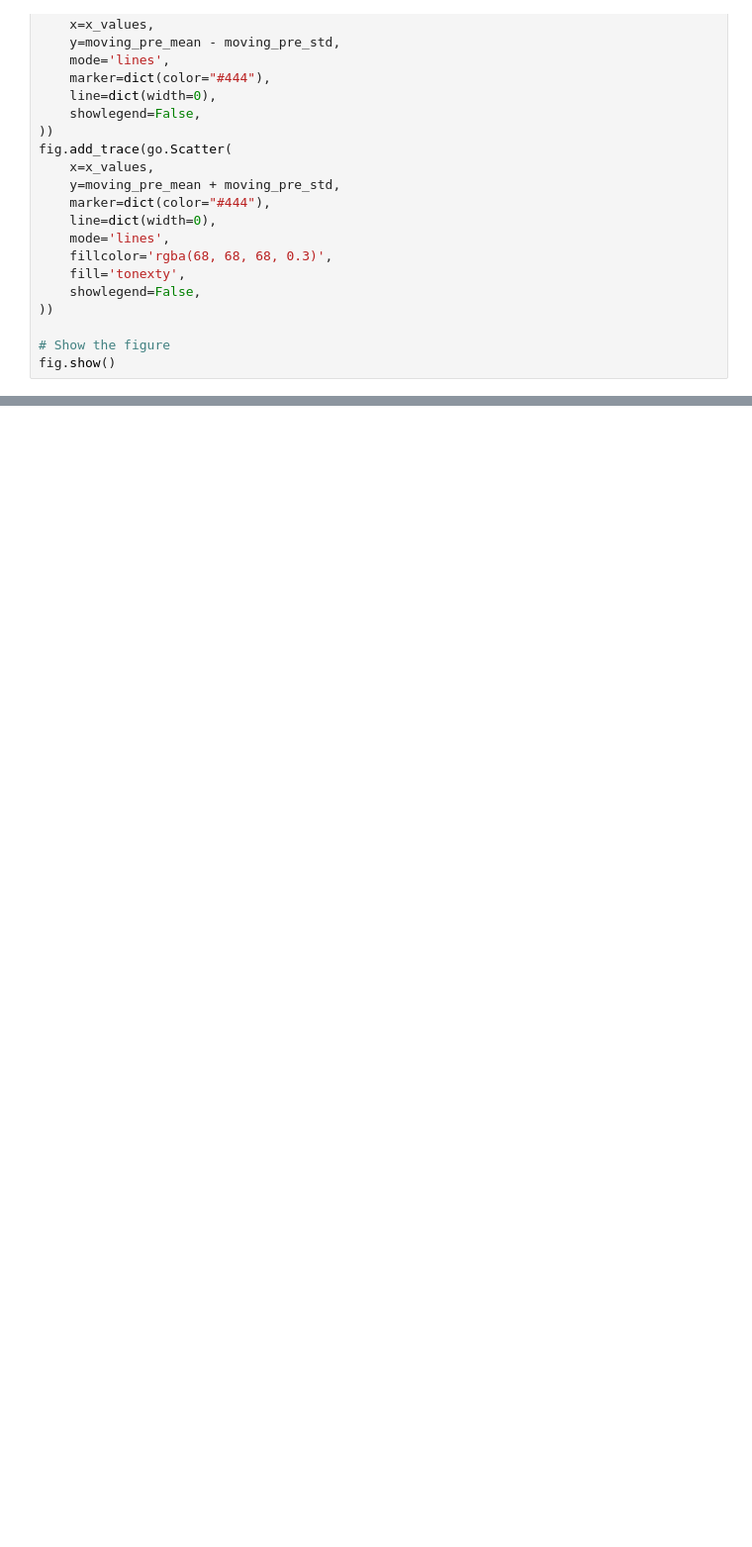
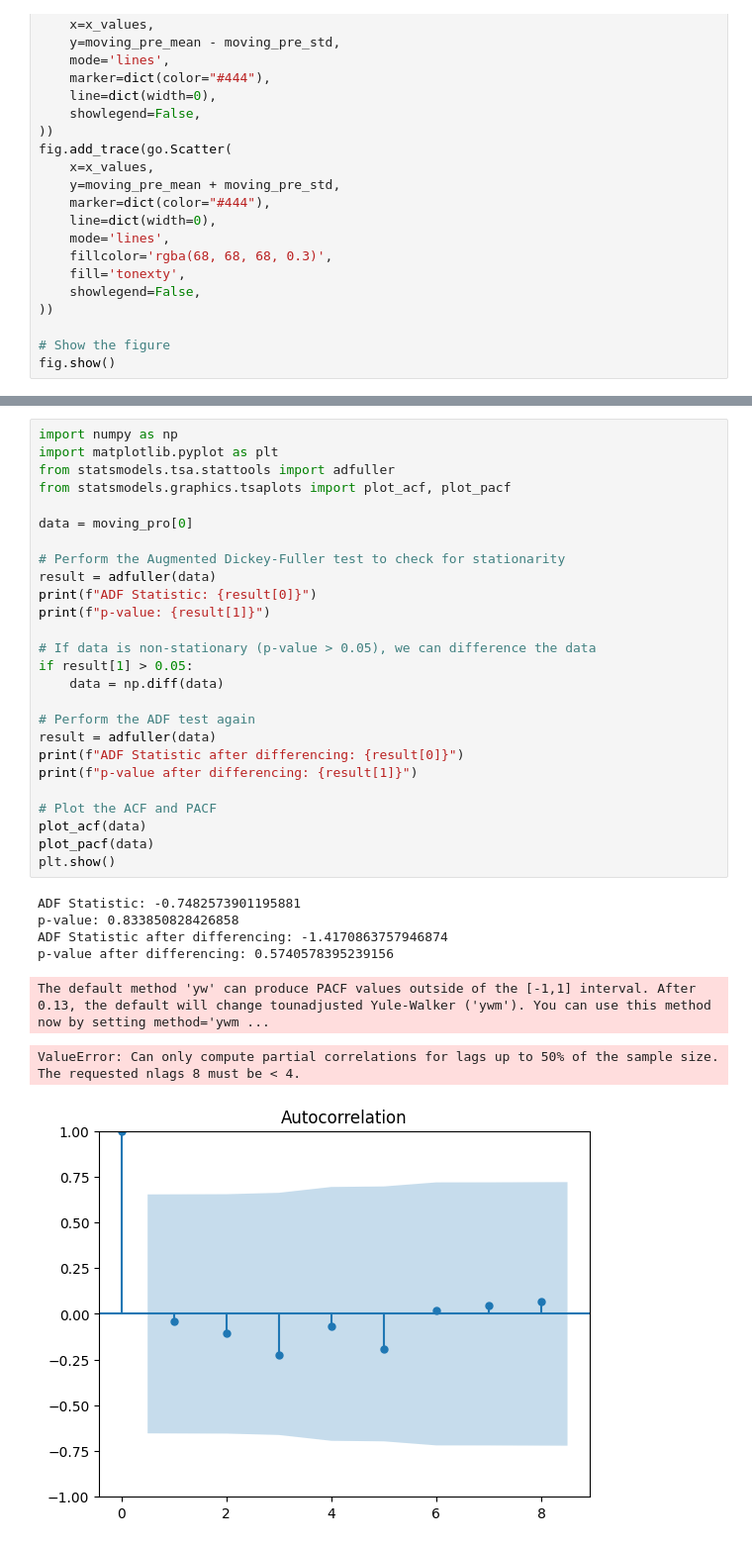
Before and after one commit to HangYu8123/Online_study_website, a Jupyter notebook: data/data_analysis.ipynb, the cells around one changed output, grey strips where cells are left out. Shown at 99% size. Saved outputs shown, nothing was run; the diff lists cells and outputs as text; blank space fills up the shorter version.

```diff
--- a/data/data_analysis.ipynb
+++ b/data/data_analysis.ipynb
@@ -427,0 +512,34 @@ invalid value encountered in divide
+# %%
+import numpy as np
+import matplotlib.pyplot as plt
+from statsmodels.tsa.stattools import adfuller
+from statsmodels.graphics.tsaplots import plot_acf, plot_pacf
+
+data = moving_pro[0]
+
+# Perform the Augmented Dickey-Fuller test to check for stationarity
+result = adfuller(data)
+print(f"ADF Statistic: {result[0]}")
+print(f"p-value: {result[1]}")
+
+# If data is non-stationary (p-value > 0.05), we can difference the data
+if result[1] > 0.05:
+    data = np.diff(data)
+
+# Perform the ADF test again
+result = adfuller(data)
+print(f"ADF Statistic after differencing: {result[0]}")
+print(f"p-value after differencing: {result[1]}")
+
+# Plot the ACF and PACF
+plot_acf(data)
+plot_pacf(data)
+plt.show()
+# %% [output]
+ADF Statistic: -0.7482573901195881
+p-value: 0.833850828426858
+ADF Statistic after differencing: -1.4170863757946874
+p-value after differencing: 0.5740578395239156
+The default method 'yw' can produce PACF values outside of the [-1,1] interval. After 0.13, the default will change tounadjusted Yule-Walker ('ywm'). You can use this method now by setting method='ywm ...
+ValueError: Can only compute partial correlations for lags up to 50% of the sample size. The requested nlags 8 must be < 4.
+[figure, added]
```
Also changed, not shown: parts of 16 cells of this notebook.
